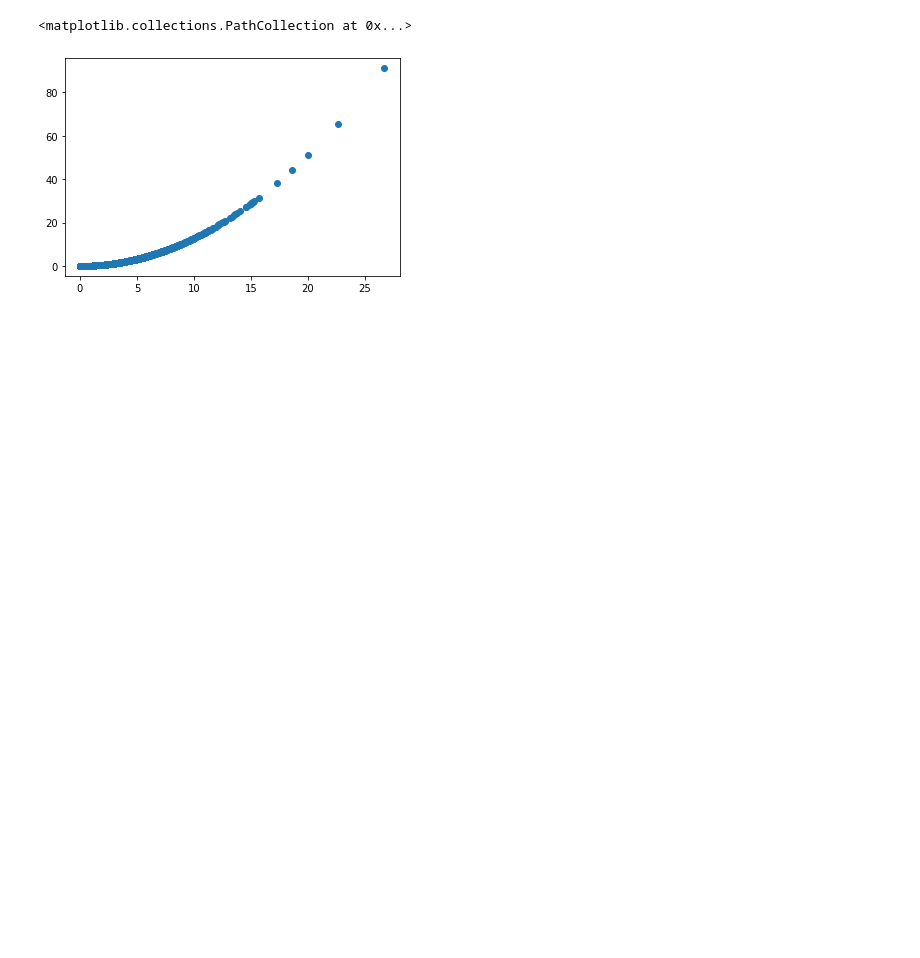
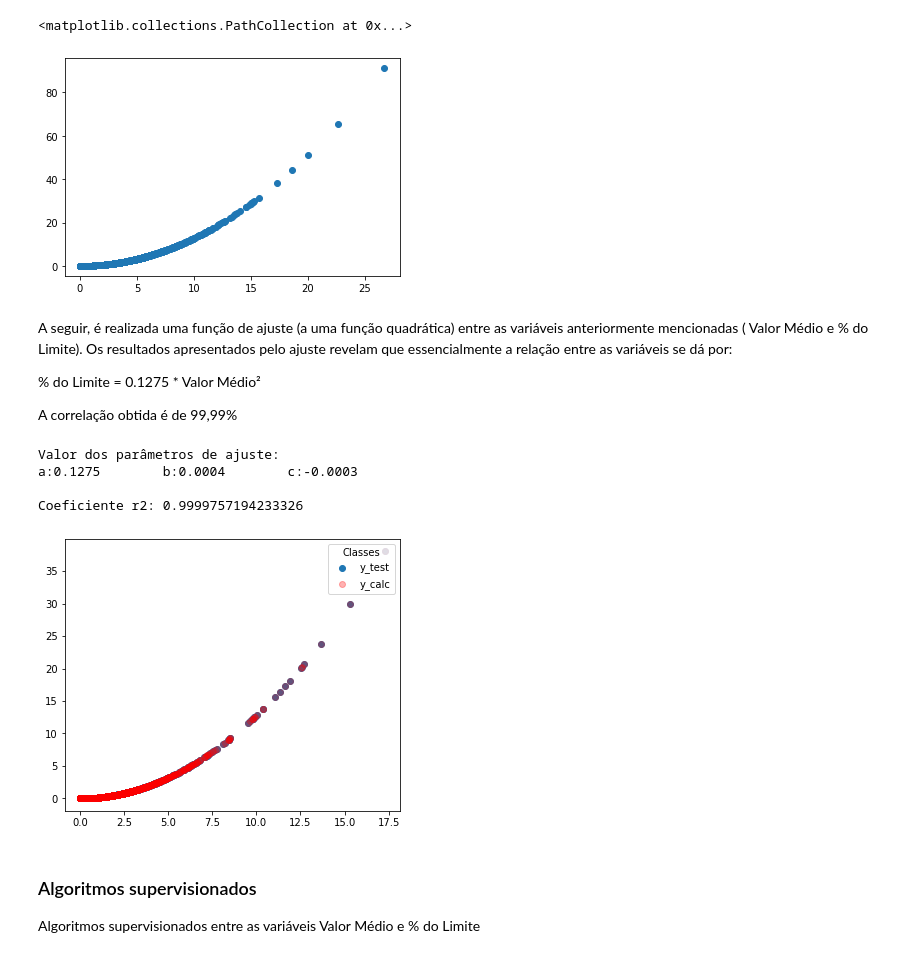
Before and after one commit to lucastsc/eletromagnetism, a Jupyter notebook: electromagnetism.ipynb, the cells around one changed output. Cells and saved outputs as stored; diff of their text form; code cells hidden in the pictures; blank space fills up the shorter version.

```diff
--- a/electromagnetism.ipynb
+++ b/electromagnetism.ipynb
@@ -444,5 +446,2 @@ custom_mse(y_test, func(X_test, w, g))
 1.2395102977514314
 [figure]
-# %%
-for x in range(1, 1000):
-    plt.scatter(x, ( (30 * 1000 * 10 ** (5 / 10)) ** (0.5) )/ x)
@@ -475,6 +478,53 @@ plt.scatter(mdf['Valor Medio'], mdf['% do Limite'])
 # %% [output]
 <matplotlib.collections.PathCollection at 0x...>
 [figure]
+# %% [markdown]
+A seguir, é realizada uma função de ajuste (a uma função quadrática) entre as variáveis anteriormente mencionadas ( Valor Médio e % do Limite). Os resultados apresentados pelo ajuste revelam que essencialmente a relação entre as variáveis se dá por:
+
+% do Limite = 0.1275 * Valor Médio²
+
+A correlação obtida é de 99,99%
+# %%
+def func(x, a, b, c):
+    return a * (x**2) + b * x + c
+
+def custom_mse(y, ypred):
+    diff = y - ypred
+    diff_squared = diff ** 2
+    return sum(diff_squared) / len(diff_squared)
+
+fdf = mdf
+
+X = fdf.drop(['% do Limite'], axis = 1)
+y = fdf['% do Limite']
+
+X_train, X_test, y_train, y_test = train_test_split(X, y, test_size = 0.2, random_state = 47)
+
+popt, _ = curve_fit(func, X_train['Valor Medio'], y_train)
+a, b, c = popt
+
+print(f'Valor dos parâmetros de ajuste:\na:{round(a,4)}\tb:{round(b,4)}\tc:{round(c,4)}')
+fig, axs = plt.subplots(1,1,figsize=(6,5))
+axs.scatter(X_test['Valor Medio'] , y_test, alpha = 1)
+axs.scatter(X_test['Valor Medio'],func(X_test['Valor Medio'], a, b, c), color = 'red', alpha = 0.3)
+legend1 = axs.legend(['y_test', 'y_calc'], loc="upper right", title="Classes")
+
+# custom_mse(y, func(X['Distancia'], a))
+# r2_score(y_test,func(X_test['Valor Medio'], a, b, c))
+
+y_calc = a * (X_test['Valor Medio'] ** 2)
+
+print(f'\nCoeficiente r2: {r2_score(y_test, y_calc)}')
+# %% [output]
+Valor dos parâmetros de ajuste:
+a:0.1275        b:0.0004        c:-0.0003
+
+Coeficiente r2: 0.9999757194233326
+[figure, added]
+# %% [markdown]
+### Algoritmos supervisionados
+
+Algoritmos supervisionados entre as variáveis Valor Médio e % do Limite
 # %%
 #separation features and target
 X = mdf_anapolis[['Valor Medio']]
```
Also changed, not shown: parts of 12 cells of this notebook.
